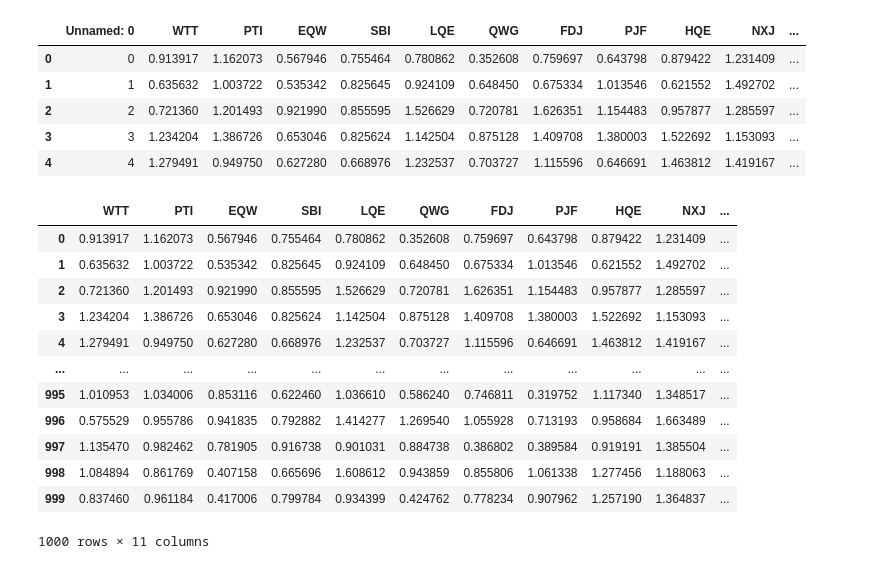
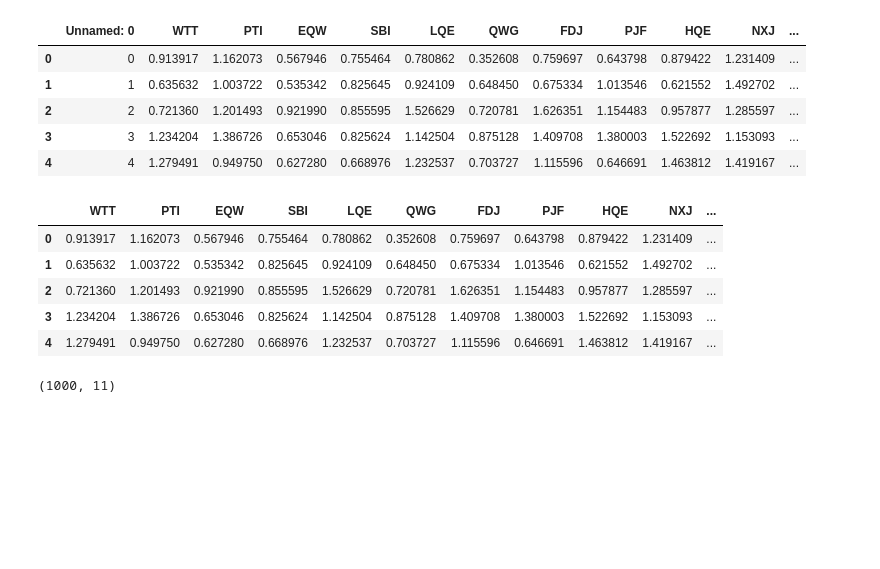
Before and after one commit to chaubeyarvind/DataAnalytics-NumPY, a Jupyter notebook: KNN.ipynb, the cells around one changed output. Cells and saved outputs as stored; diff of their text form; code cells hidden in the pictures; blank space fills up the shorter version.

```diff
--- a/KNN.ipynb
+++ b/KNN.ipynb
@@ -23,19 +52,18 @@ df.head()
 | 2 | 2 | 0.721360 | 1.201493 | 0.921990 | 0.855595 | 1.526629 | 0.720781 | 1.626351 | 1.154483 | 0.957877 | 1.285597 | ... |
 | 3 | 3 | 1.234204 | 1.386726 | 0.653046 | 0.825624 | 1.142504 | 0.875128 | 1.409708 | 1.380003 | 1.522692 | 1.153093 | ... |
 | 4 | 4 | 1.279491 | 0.949750 | 0.627280 | 0.668976 | 1.232537 | 0.703727 | 1.115596 | 0.646691 | 1.463812 | 1.419167 | ... |
+# %%
+df.head()
+# %% [output]
+|  | WTT | PTI | EQW | SBI | LQE | QWG | FDJ | PJF | HQE | NXJ | ... |
+| 0 | 0.913917 | 1.162073 | 0.567946 | 0.755464 | 0.780862 | 0.352608 | 0.759697 | 0.643798 | 0.879422 | 1.231409 | ... |
+| 1 | 0.635632 | 1.003722 | 0.535342 | 0.825645 | 0.924109 | 0.648450 | 0.675334 | 1.013546 | 0.621552 | 1.492702 | ... |
+| 2 | 0.721360 | 1.201493 | 0.921990 | 0.855595 | 1.526629 | 0.720781 | 1.626351 | 1.154483 | 0.957877 | 1.285597 | ... |
+| 3 | 1.234204 | 1.386726 | 0.653046 | 0.825624 | 1.142504 | 0.875128 | 1.409708 | 1.380003 | 1.522692 | 1.153093 | ... |
+| 4 | 1.279491 | 0.949750 | 0.627280 | 0.668976 | 1.232537 | 0.703727 | 1.115596 | 0.646691 | 1.463812 | 1.419167 | ... |
 # %%
-df.drop('Unnamed: 0', axis=1 )
+df.drop('Unnamed: 0', axis = 1, inplace= True)
-# %% [output]
-|  | WTT | PTI | EQW | SBI | LQE | QWG | FDJ | PJF | HQE | NXJ | ... |
-| 0 | 0.913917 | 1.162073 | 0.567946 | 0.755464 | 0.780862 | 0.352608 | 0.759697 | 0.643798 | 0.879422 | 1.231409 | ... |
-| 1 | 0.635632 | 1.003722 | 0.535342 | 0.825645 | 0.924109 | 0.648450 | 0.675334 | 1.013546 | 0.621552 | 1.492702 | ... |
-| 2 | 0.721360 | 1.201493 | 0.921990 | 0.855595 | 1.526629 | 0.720781 | 1.626351 | 1.154483 | 0.957877 | 1.285597 | ... |
-| 3 | 1.234204 | 1.386726 | 0.653046 | 0.825624 | 1.142504 | 0.875128 | 1.409708 | 1.380003 | 1.522692 | 1.153093 | ... |
-| 4 | 1.279491 | 0.949750 | 0.627280 | 0.668976 | 1.232537 | 0.703727 | 1.115596 | 0.646691 | 1.463812 | 1.419167 | ... |
-| ... | ... | ... | ... | ... | ... | ... | ... | ... | ... | ... | ... |
-| 995 | 1.010953 | 1.034006 | 0.853116 | 0.622460 | 1.036610 | 0.586240 | 0.746811 | 0.319752 | 1.117340 | 1.348517 | ... |
-| 996 | 0.575529 | 0.955786 | 0.941835 | 0.792882 | 1.414277 | 1.269540 | 1.055928 | 0.713193 | 0.958684 | 1.663489 | ... |
-| 997 | 1.135470 | 0.982462 | 0.781905 | 0.916738 | 0.901031 | 0.884738 | 0.386802 | 0.389584 | 0.919191 | 1.385504 | ... |
-| 998 | 1.084894 | 0.861769 | 0.407158 | 0.665696 | 1.608612 | 0.943859 | 0.855806 | 1.061338 | 1.277456 | 1.188063 | ... |
-| 999 | 0.837460 | 0.961184 | 0.417006 | 0.799784 | 0.934399 | 0.424762 | 0.778234 | 0.907962 | 1.257190 | 1.364837 | ... |
-1000 rows × 11 columns
+# %%
+df.shape
+# %% [output]
+(1000, 11)
```
Also changed, not shown: parts of 21 cells of this notebook.
